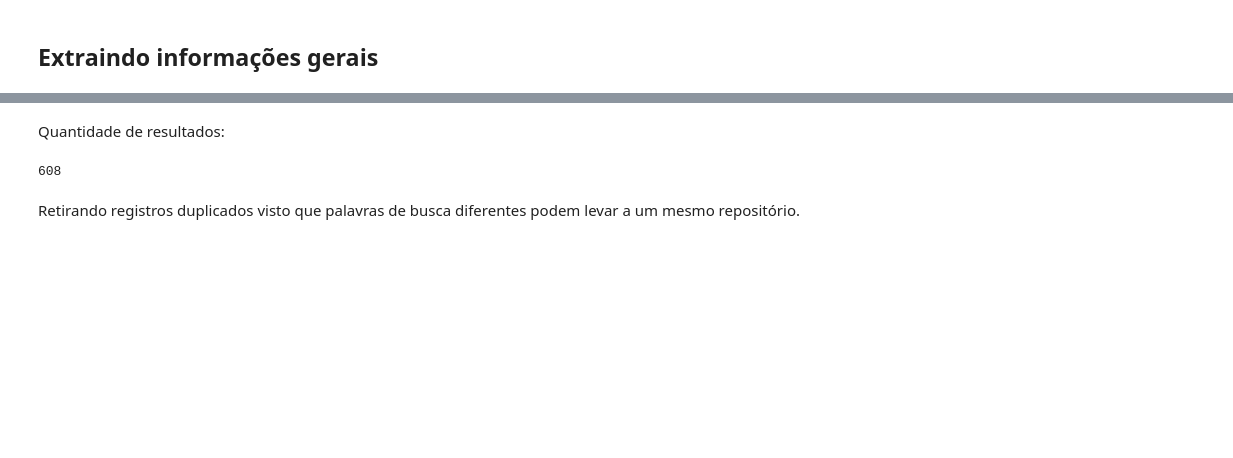
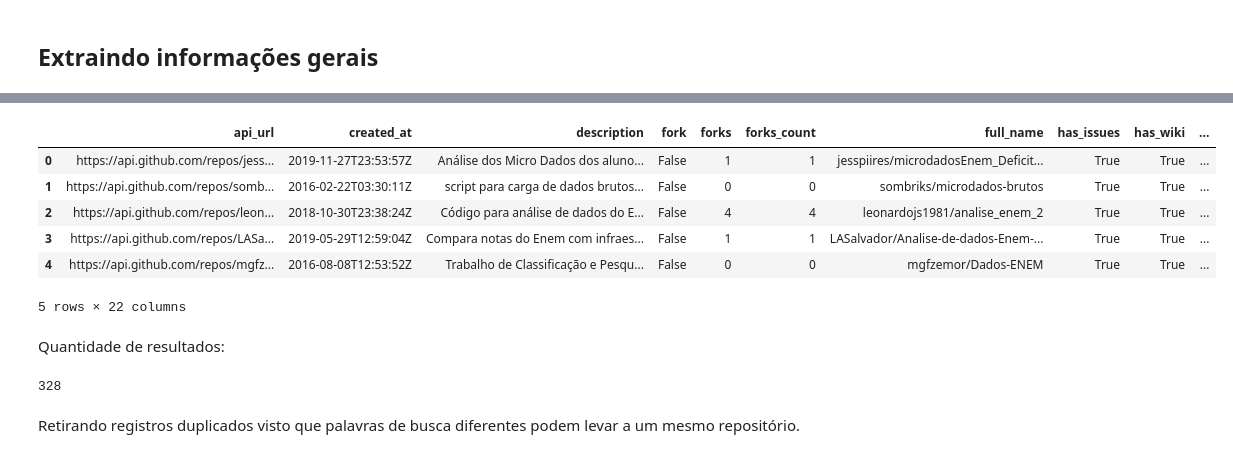
Before and after one commit to Lorenaps/caracterizacao-dados-abertos-gov, a Jupyter notebook: extraction/search_github_api.ipynb, the cells around one changed output, grey strips where cells are left out. Cells and saved outputs as stored; diff of their text form; code cells hidden in the pictures; blank space fills up the shorter version.

Commit message:
Pesquisando por dados abertos governamentais relacionados a educação

```diff
--- a/extraction/search_github_api.ipynb
+++ b/extraction/search_github_api.ipynb
@@ -7,3 +26,16 @@ import requests
 import pandas as pd
 import time
 import logging
+# %%
+strings_edu = [
+    'dados enem',
+    'dados enade',
+    'dados prova brasil',
+    'dados ies',
+    'dados educacao',
+    'dados mec',
+    'dados inep',
+    'dados escola',
+    'dados escola inep',
+    'microdados inep'
+]
@@ -151,12 +189,15 @@ def scroll_pages(url):
 items_list = []
 repositories_df = None
 
-for string in search_strings:
+for string in strings_edu:
     url = url_base + string + sort
 
     logging.info("Pesquisando repositórios para a string: '{0}'".format(string))
 
-    items_list = items_list + scroll_pages(url)
+    t = scroll_pages(url)
+    items_list = items_list + t
+    print(string)
+    print(len(t))
 
 repositories_df = pd.DataFrame(items_list)
 # %% [output]
@@ -165,9 +221,19 @@ Wall time: 42.5 s
+# %%
+repositories_df.head()
+# %% [output]
+|  | api_url | created_at | description | fork | forks | forks_count | full_name | has_issues | has_wiki | ... |
+| 0 | https://api.github.com/repos/jess... | 2019-11-27T23:53:57Z | Análise dos Micro Dados dos aluno... | False | 1 | 1 | jesspiires/microdadosEnem_Deficit... | True | True | ... |
+| 1 | https://api.github.com/repos/somb... | 2016-02-22T03:30:11Z | script para carga de dados brutos... | False | 0 | 0 | sombriks/microdados-brutos | True | True | ... |
+| 2 | https://api.github.com/repos/leon... | 2018-10-30T23:38:24Z | Código para análise de dados do E... | False | 4 | 4 | leonardojs1981/analise_enem_2 | True | True | ... |
+| 3 | https://api.github.com/repos/LASa... | 2019-05-29T12:59:04Z | Compara notas do Enem com infraes... | False | 1 | 1 | LASalvador/Analise-de-dados-Enem-... | True | True | ... |
+| 4 | https://api.github.com/repos/mgfz... | 2016-08-08T12:53:52Z | Trabalho de Classificação e Pesqu... | False | 0 | 0 | mgfzemor/Dados-ENEM | True | True | ... |
+5 rows × 22 columns
 # %% [markdown]
 Quantidade de resultados:
 # %%
 len(repositories_df)
 # %% [output]
-608
+328
 # %% [markdown]
 Retirando registros duplicados visto que palavras de busca diferentes podem levar a um mesmo repositório.
 # %%
```
Also changed, not shown: parts of 7 cells of this notebook.
